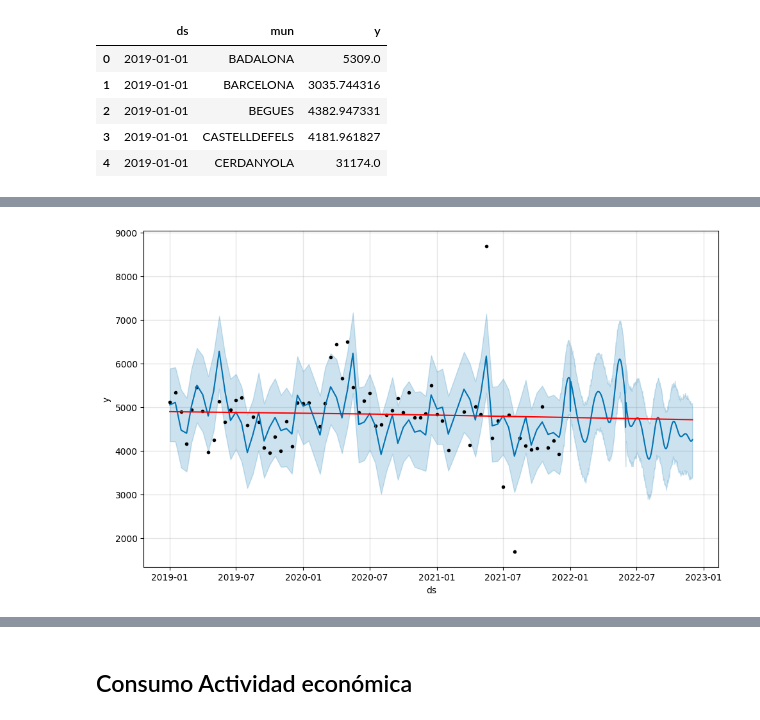
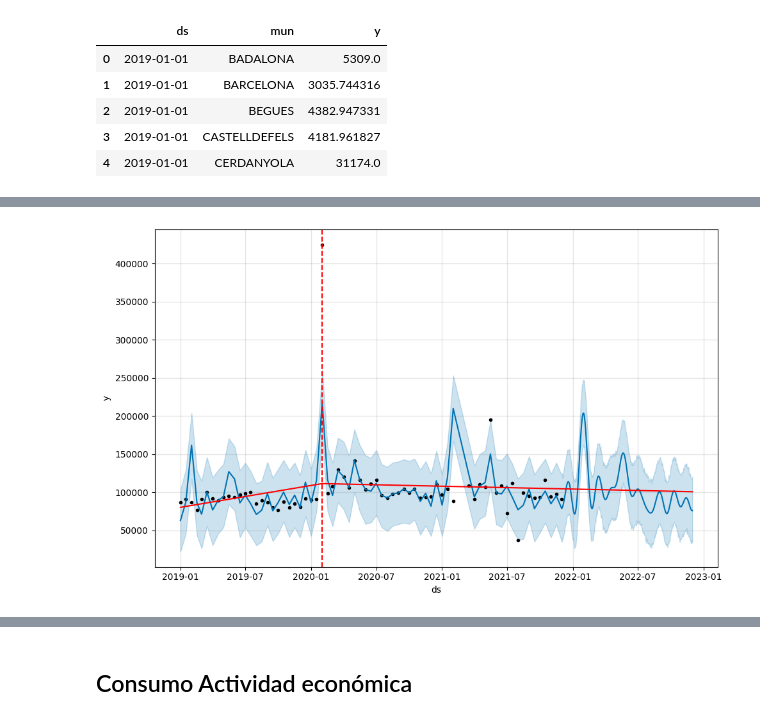
Before and after one commit to Jairo22EnriqueTec/AiguesBarcelona, a Jupyter notebook: Uso domestico.ipynb, the cells around one changed output, grey strips where cells are left out. Drawn from its saved outputs; the diff is of its cells as text; code cells hidden in the pictures.

```diff
--- a/Uso domestico.ipynb
+++ b/Uso domestico.ipynb
@@ -63,9 +110,11 @@ Domestico.head()
 | 2 | 2019-01-01 | BEGUES | 4382.947331 |
 | 3 | 2019-01-01 | CASTELLDEFELS | 4181.961827 |
 | 4 | 2019-01-01 | CERDANYOLA | 31174.0 |
+# %%
+DomesticoF = Domestico.query("mun != 'CERDANYOLA'")
 # %%
 #np.array(Domestico.groupby("ds").y.mean())
-TendencyConsumtion = pd.DataFrame([pd.DataFrame(Domestico.groupby("ds").y.mean()).index, np.array(Domestico.groupby("ds").y.mean())]).T
+TendencyConsumtion = pd.DataFrame([pd.DataFrame(DomesticoF.groupby("ds").y.sum()).index, np.array(DomesticoF.groupby("ds").y.sum())]).T
 TendencyConsumtion.columns = ['ds', 'y']
-analyze(TendencyConsumtion, name = 'Uso doméstico global', gt_0 = True, max_ = 15_000, prior = 0.05, monthly = True)
+analyze(TendencyConsumtion, name = 'Uso doméstico global', gt_0 = 0, max_ = None, prior = 0.05, monthly = True)
 # %% [output]
@@ -74,2 +125,2 @@ analyze(TendencyConsumtion, name = 'Uso doméstico global', gt_0 = True, max_ =
 [interactive output not drawn]
-[figure, old version]
+[figure, new version]
```
Also changed, not shown: parts of 25 cells of this notebook, 2 other files.
